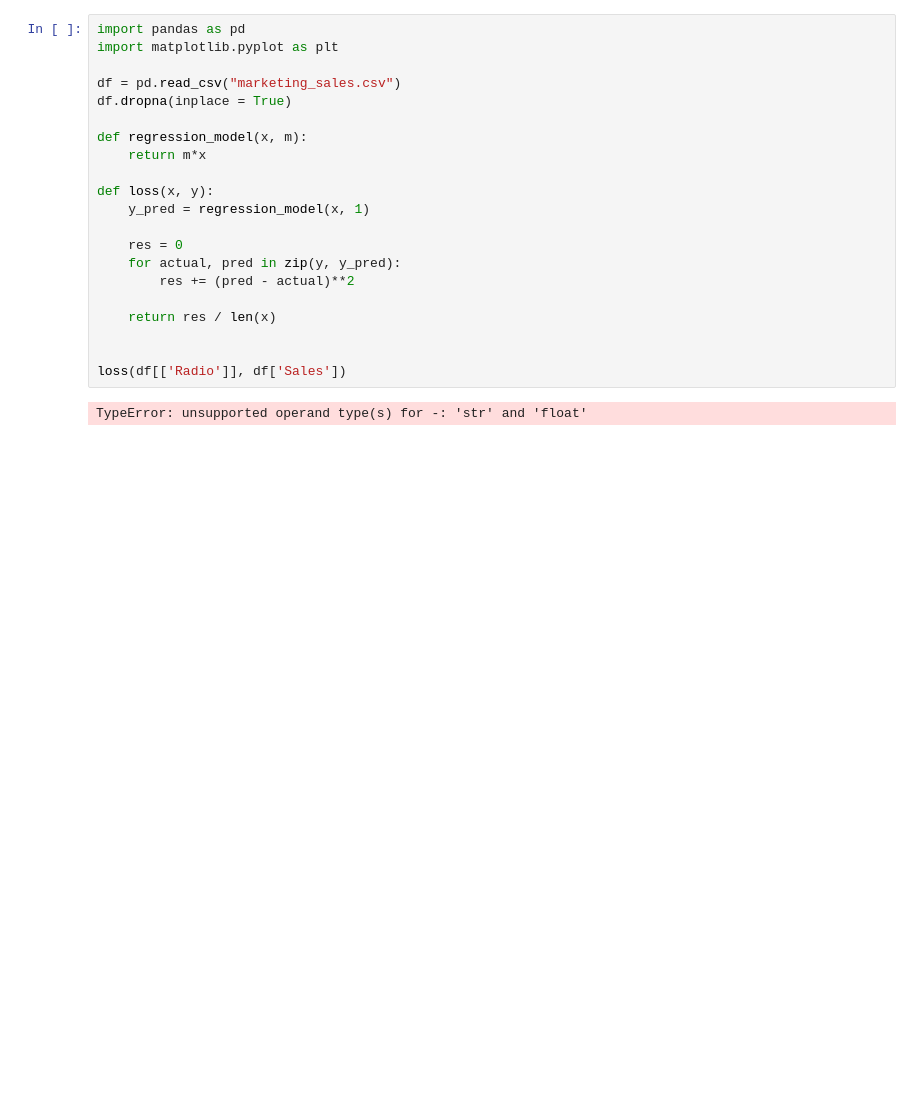
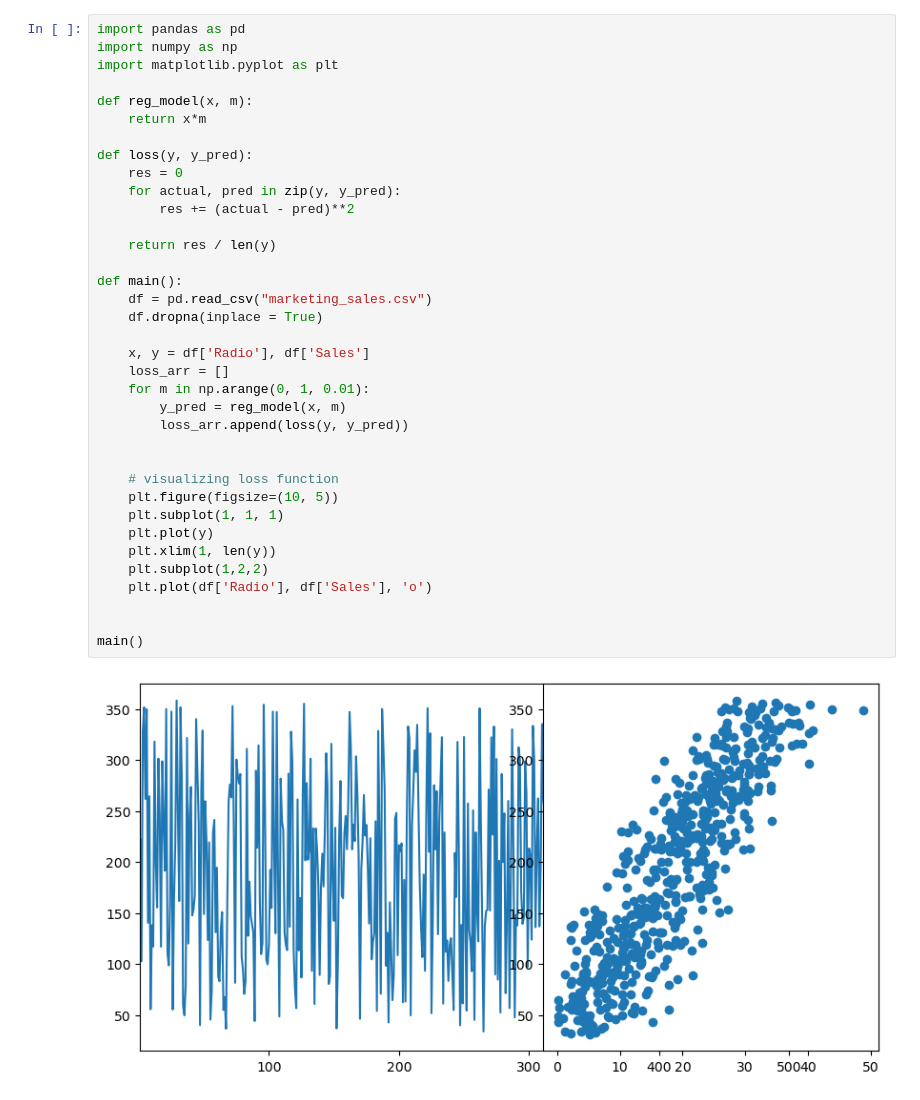
Before and after one commit to OtakuGod0/Data-Science, a Jupyter notebook: supervised-learning/Loss-Function.ipynb, the cells around one changed output. Saved outputs shown, nothing was run; the diff lists cells and outputs as text; blank space fills up the shorter version.

```diff
--- a/supervised-learning/Loss-Function.ipynb
+++ b/supervised-learning/Loss-Function.ipynb
@@ -1,23 +1,38 @@
 # %%
 import pandas as pd
+import numpy as np
 import matplotlib.pyplot as plt
 
-df = pd.read_csv("marketing_sales.csv")
-df.dropna(inplace = True)
+def reg_model(x, m):
+    return x*m
 
-def regression_model(x, m):
-    return m*x
-
-def loss(x, y):
-    y_pred = regression_model(x, 1)
-
+def loss(y, y_pred):
     res = 0
     for actual, pred in zip(y, y_pred):
-        res += (pred - actual)**2
+        res += (actual - pred)**2
 
-    return res / len(x)
+    return res / len(y)
+
+def main():
+    df = pd.read_csv("marketing_sales.csv")
+    df.dropna(inplace = True)
+
+    x, y = df['Radio'], df['Sales']
+    loss_arr = []
+    for m in np.arange(0, 1, 0.01):
+        y_pred = reg_model(x, m)
+        loss_arr.append(loss(y, y_pred))
 
 
-loss(df[['Radio']], df['Sales'])
+    # visualizing loss function
+    plt.figure(figsize=(10, 5))
+    plt.subplot(1, 1, 1)
+    plt.plot(y)
+    plt.xlim(1, len(y))
+    plt.subplot(1,2,2)
+    plt.plot(df['Radio'], df['Sales'], 'o')
+
+
+main()
 # %% [output]
-TypeError: unsupported operand type(s) for -: 'str' and 'float'
+[figure, added]
```
Also changed, not shown: 6 other files.
